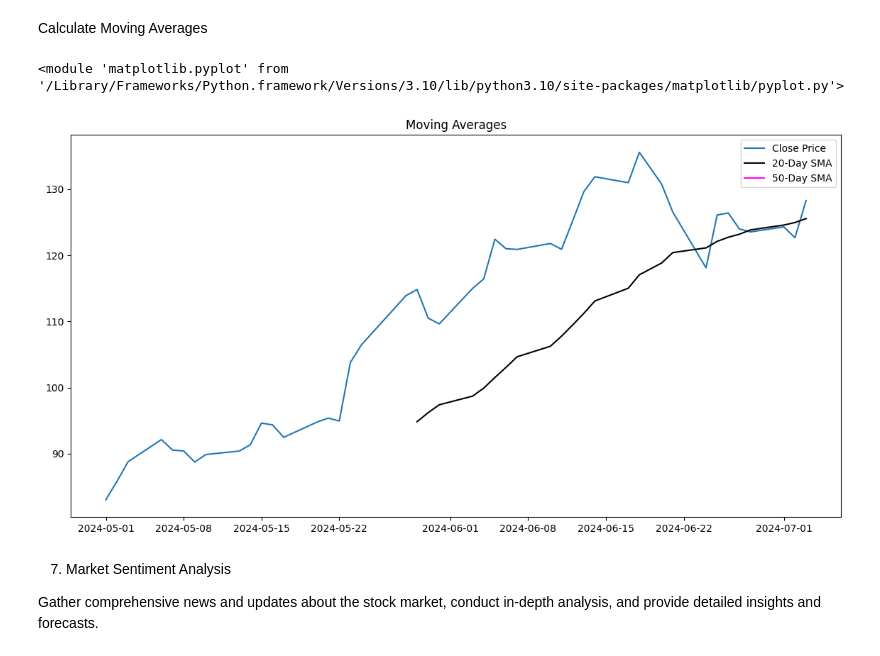
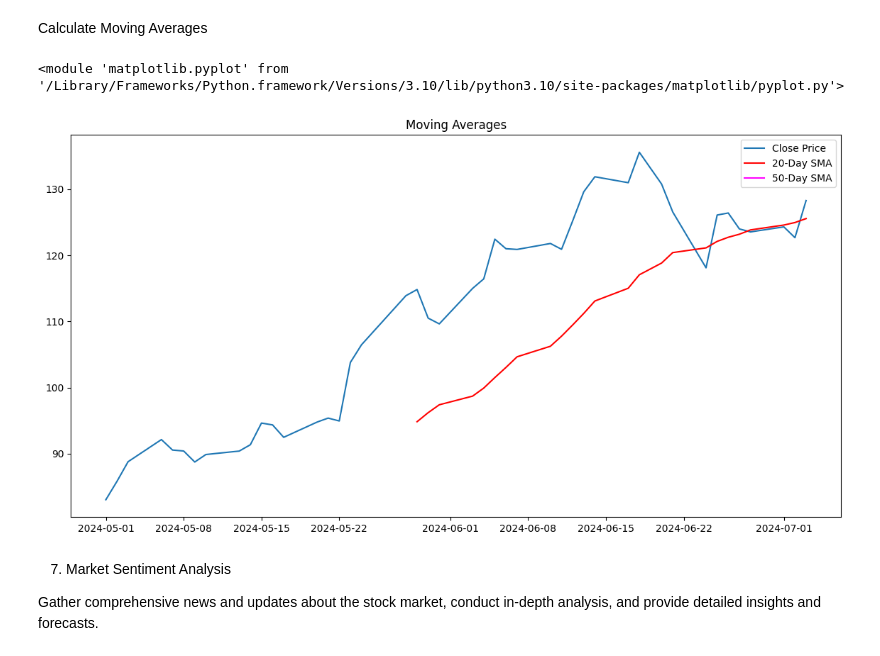
Before and after one commit to ctkqiang/StockAnalysis, a Jupyter notebook: Stock_analysis.ipynb, the cells around one changed output. Cells and saved outputs as stored; diff of their text form; code cells hidden in the pictures.

```diff
--- a/Stock_analysis.ipynb
+++ b/Stock_analysis.ipynb
@@ -265,20 +265,20 @@ Calculate Moving Averages
 # %%
 # Calculate Moving Averages
 stock_data["20_SMA"] = stock_data["Close"].rolling(window=20).mean()
 stock_data["50_SMA"] = stock_data["Close"].rolling(window=50).mean()
 
 # Plot Moving Averages
 plt.figure(figsize=(14, 7))
 plt.plot(stock_data["Close"], label="Close Price")
-plt.plot(stock_data["20_SMA"], label="20-Day SMA", color="black")
+plt.plot(stock_data["20_SMA"], label="20-Day SMA", color="red")
 plt.plot(stock_data["50_SMA"], label="50-Day SMA", color="magenta")
 plt.title("Moving Averages")
 plt.legend()
 
 display(plt)
 # %% [output]
 <module 'matplotlib.pyplot' from '/Library/Frameworks/Python.framework/Versions/3.10/lib/python3.10/site-packages/matplotlib/pyplot.py'>
-[figure, old version]
+[figure, new version]
 # %% [markdown]
 7. Market Sentiment Analysis
 
```
Also changed, not shown: parts of 2 cells of this notebook, 1 other file.
